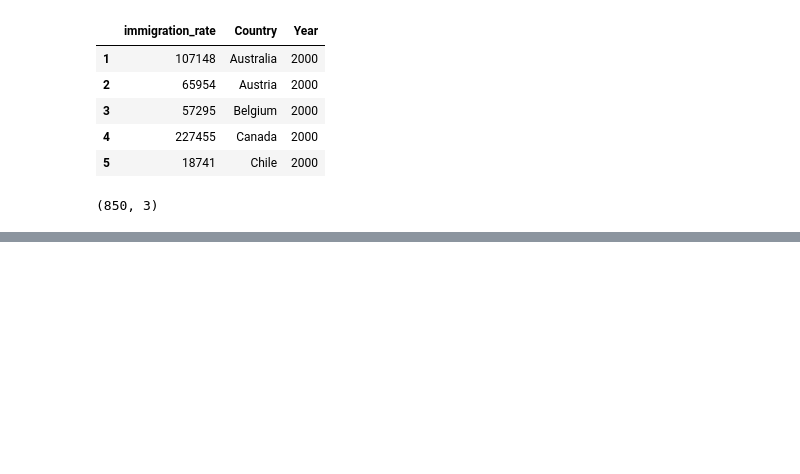
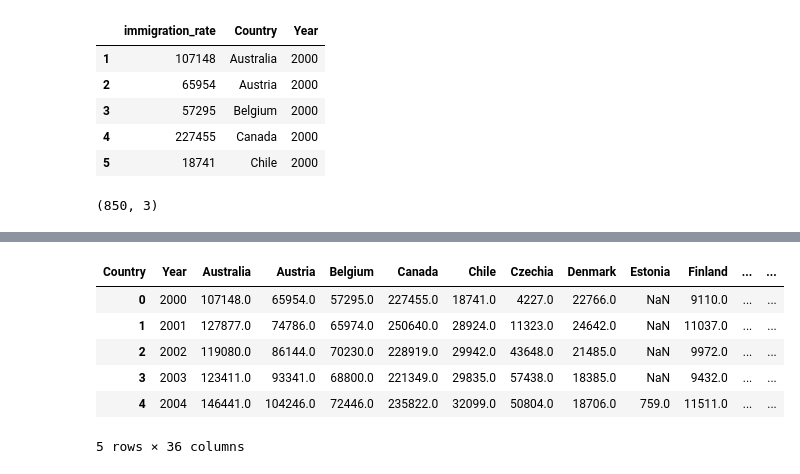
Before and after one commit to kendallgilbert180/DSAN5200-Project, a Jupyter notebook: 5200 Project/Immigration.ipynb, the cells around one changed output, grey strips where cells are left out. Drawn from its saved outputs; the diff is of its cells as text; code cells hidden in the pictures; blank space fills up the shorter version.

```diff
--- a/5200 Project/Immigration.ipynb
+++ b/5200 Project/Immigration.ipynb
@@ -65,0 +56,19 @@ fig.show()
+# %%
+
+df['immigration_rate'] = pd.to_numeric(df['immigration_rate'], errors='coerce')
+df = df.dropna()
+
+pivot_df = df.pivot_table(index='Year', columns='Country', values='immigration_rate')
+pivot_df = pivot_df.drop(columns=['Year'])
+pivot_df = pivot_df.reset_index()
+
+
+pivot_df.head()
+# %% [output]
+| Country | Year | Australia | Austria | Belgium | Canada | Chile | Czechia | Denmark | Estonia | Finland | ... | ... |
+| 0 | 2000 | 107148.0 | 65954.0 | 57295.0 | 227455.0 | 18741.0 | 4227.0 | 22766.0 | NaN | 9110.0 | ... | ... |
+| 1 | 2001 | 127877.0 | 74786.0 | 65974.0 | 250640.0 | 28924.0 | 11323.0 | 24642.0 | NaN | 11037.0 | ... | ... |
+| 2 | 2002 | 119080.0 | 86144.0 | 70230.0 | 228919.0 | 29942.0 | 43648.0 | 21485.0 | NaN | 9972.0 | ... | ... |
+| 3 | 2003 | 123411.0 | 93341.0 | 68800.0 | 221349.0 | 29835.0 | 57438.0 | 18385.0 | NaN | 9432.0 | ... | ... |
+| 4 | 2004 | 146441.0 | 104246.0 | 72446.0 | 235822.0 | 32099.0 | 50804.0 | 18706.0 | 759.0 | 11511.0 | ... | ... |
+5 rows × 36 columns
```
Also changed, not shown: parts of 10 cells of this notebook.
